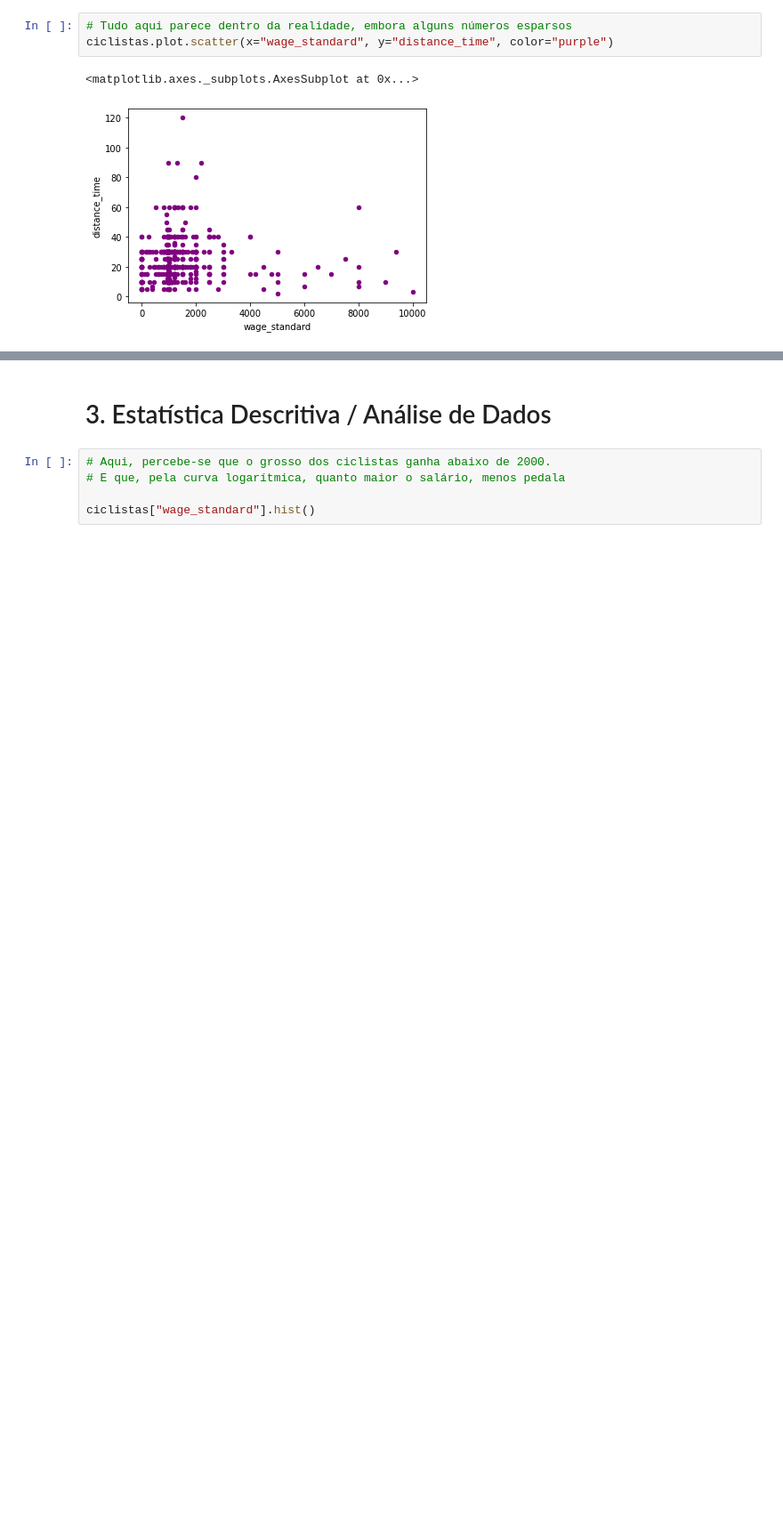
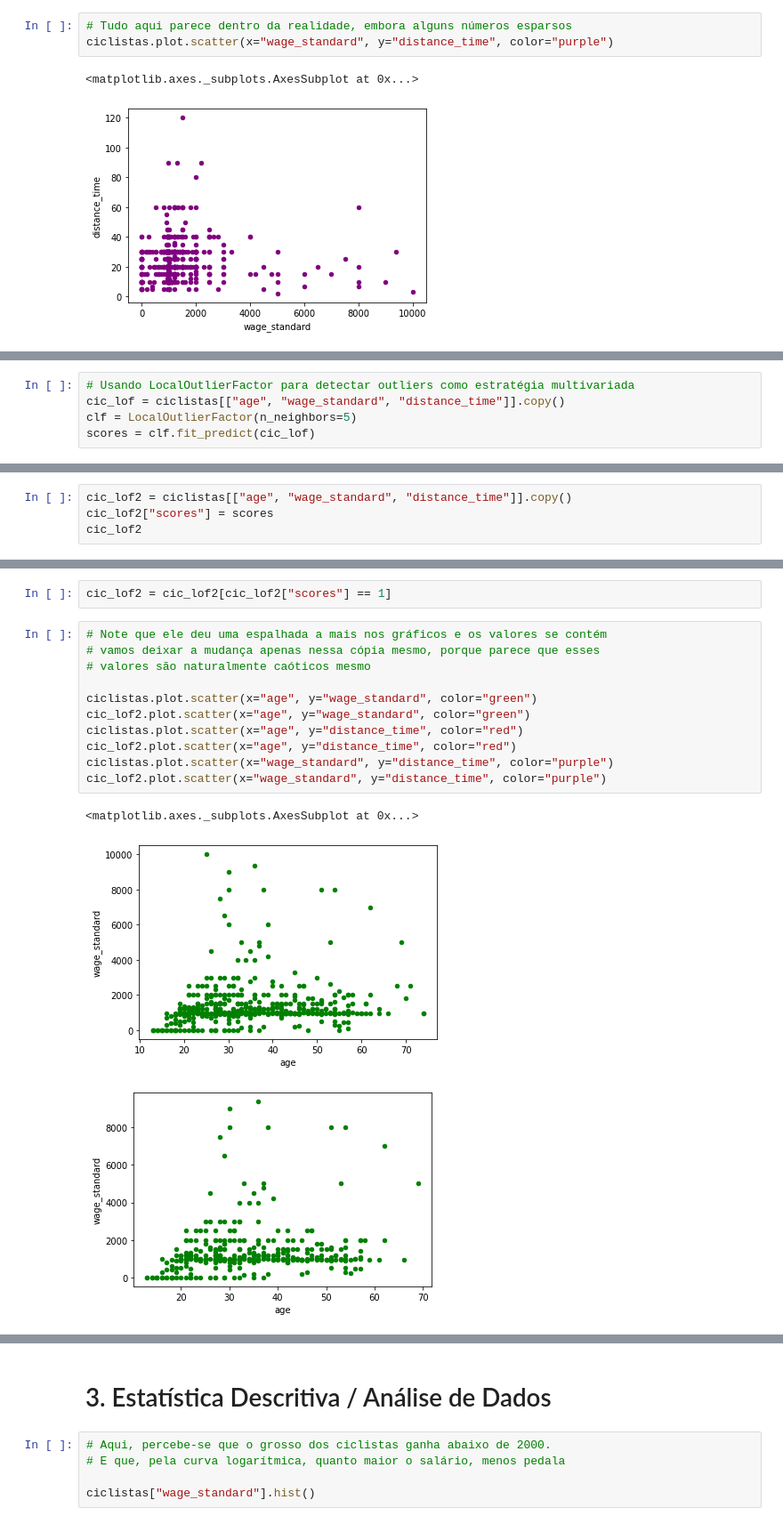
Before and after one commit to pedrocostab/Data_Science_Ciclistas, a Jupyter notebook: Projeto_1_Ciência_de_Dados.ipynb, the cells around one changed output, grey strips where cells are left out. Shown at 89% size. Saved outputs shown, nothing was run; the diff lists cells and outputs as text; blank space fills up the shorter version.

Commit message:
Bi and multivariate outlier detection

```diff
--- a/Projeto_1_Ciência_de_Dados.ipynb
+++ b/Projeto_1_Ciência_de_Dados.ipynb
@@ -616,0 +646,5 @@ ciclistas.plot.scatter(x="wage_standard", y="distance_time", color="purple")
+# %%
+# Usando LocalOutlierFactor para detectar outliers como estratégia multivariada
+cic_lof = ciclistas[["age", "wage_standard", "distance_time"]].copy()
+clf = LocalOutlierFactor(n_neighbors=5)
+scores = clf.fit_predict(cic_lof)
@@ -616,0 +671,4 @@ ciclistas.plot.scatter(x="wage_standard", y="distance_time", color="purple")
+# %%
+cic_lof2 = ciclistas[["age", "wage_standard", "distance_time"]].copy()
+cic_lof2["scores"] = scores
+cic_lof2
@@ -616,0 +689,17 @@ ciclistas.plot.scatter(x="wage_standard", y="distance_time", color="purple")
+# %%
+cic_lof2 = cic_lof2[cic_lof2["scores"] == 1]
+# %%
+# Note que ele deu uma espalhada a mais nos gráficos e os valores se contém
+# vamos deixar a mudança apenas nessa cópia mesmo, porque parece que esses
+# valores são naturalmente caóticos mesmo
+
+ciclistas.plot.scatter(x="age", y="wage_standard", color="green")
+cic_lof2.plot.scatter(x="age", y="wage_standard", color="green")
+ciclistas.plot.scatter(x="age", y="distance_time", color="red")
+cic_lof2.plot.scatter(x="age", y="distance_time", color="red")
+ciclistas.plot.scatter(x="wage_standard", y="distance_time", color="purple")
+cic_lof2.plot.scatter(x="wage_standard", y="distance_time", color="purple")
+# %% [output]
+<matplotlib.axes._subplots.AxesSubplot at 0x...>
+[figure, added]
+[figure, added]
```
Also changed, not shown: parts of 33 cells of this notebook.
